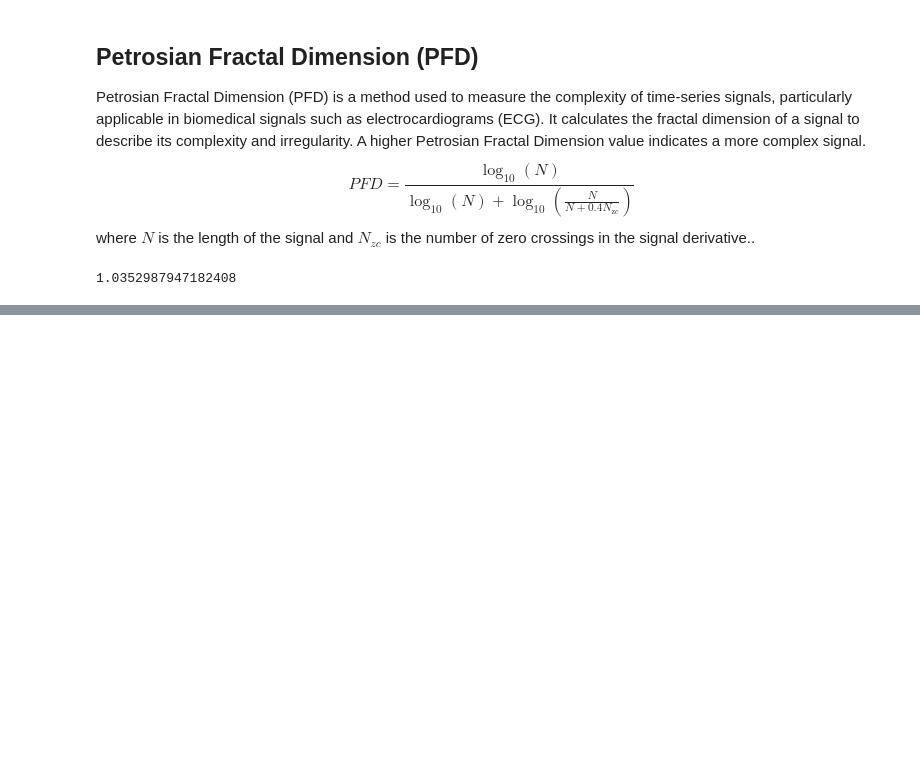
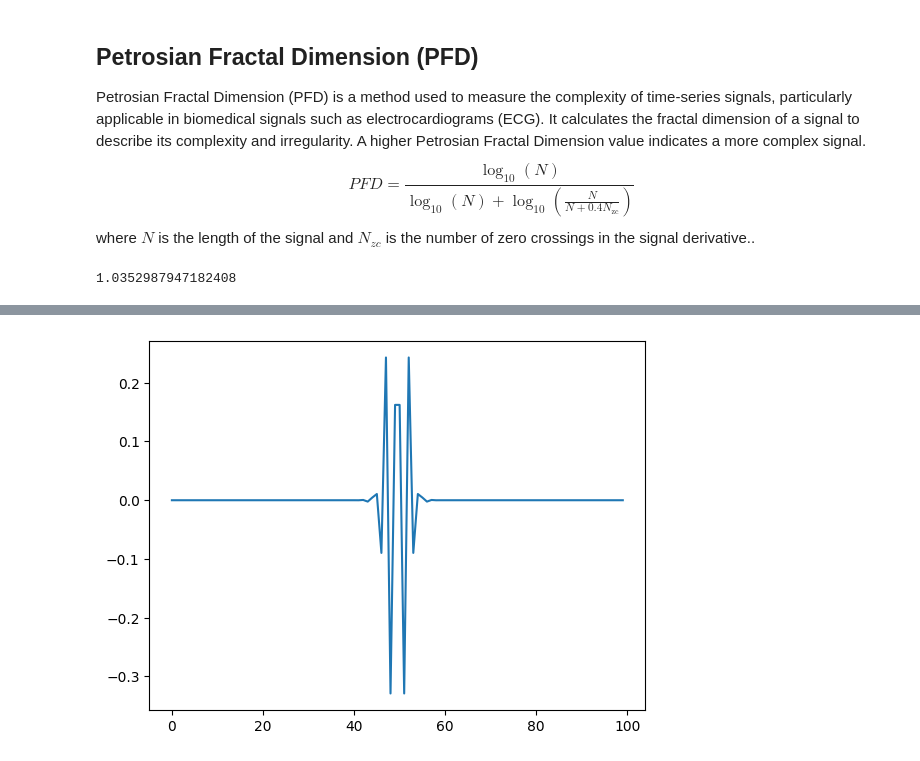
Before and after one commit to darcy1zhang/Tutorial, a Jupyter notebook: Example.ipynb, the cells around one changed output, grey strips where cells are left out. Cells and saved outputs as stored; diff of their text form; code cells hidden in the pictures; blank space fills up the shorter version.

```diff
--- a/Example.ipynb
+++ b/Example.ipynb
@@ -156,0 +219,12 @@ print(pfd(template))
+# %%
+import matplotlib.pyplot as plt
+from dsp import morlet_wavelet
+
+length = 100
+sigma = 2
+a = 5
+omega = morlet_wavelet(length, sigma, a)
+plt.plot(omega.real)
+plt.show()
+# %% [output]
+[figure, added]
```
Also changed, not shown: parts of 11 cells of this notebook, 1 other file.
